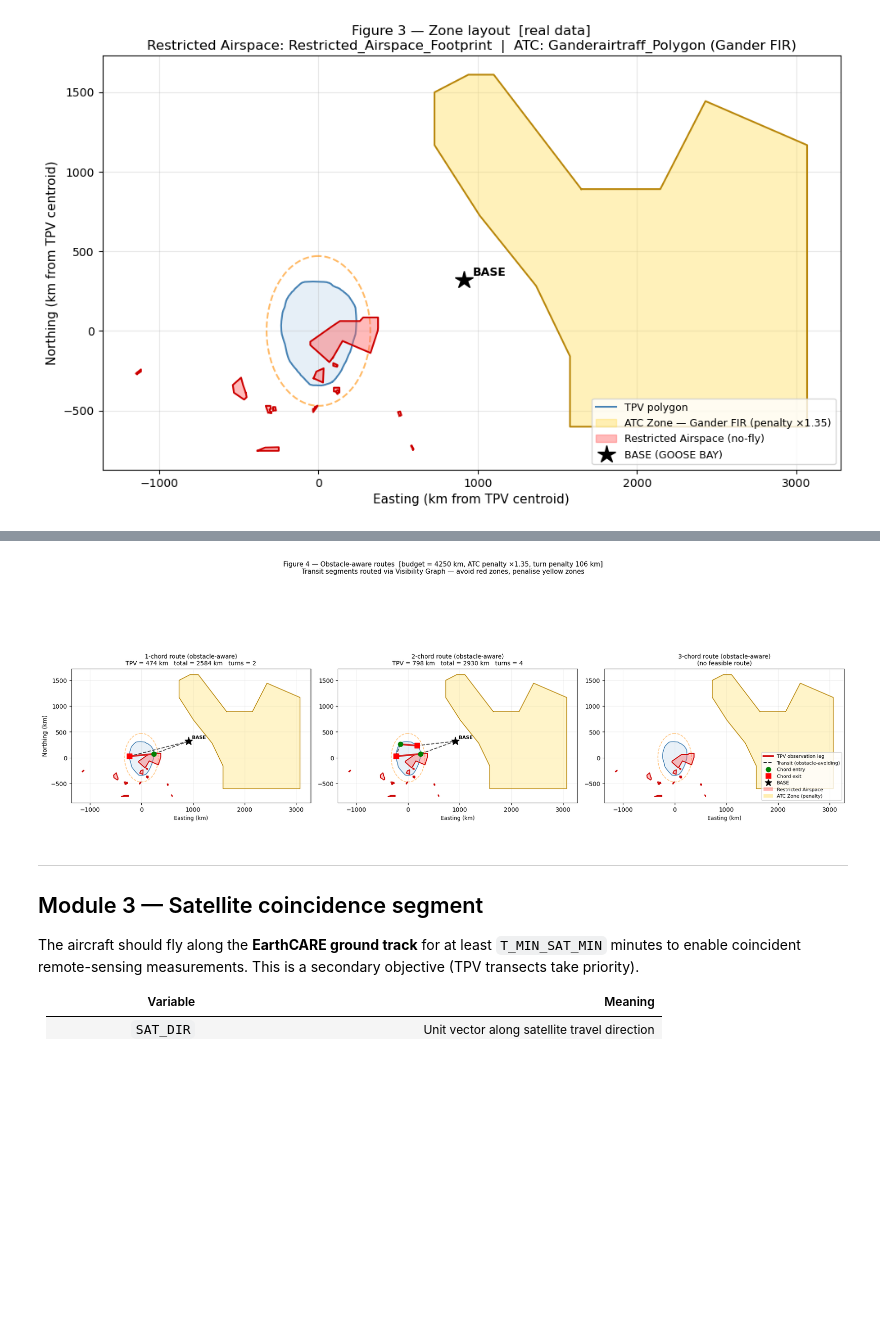
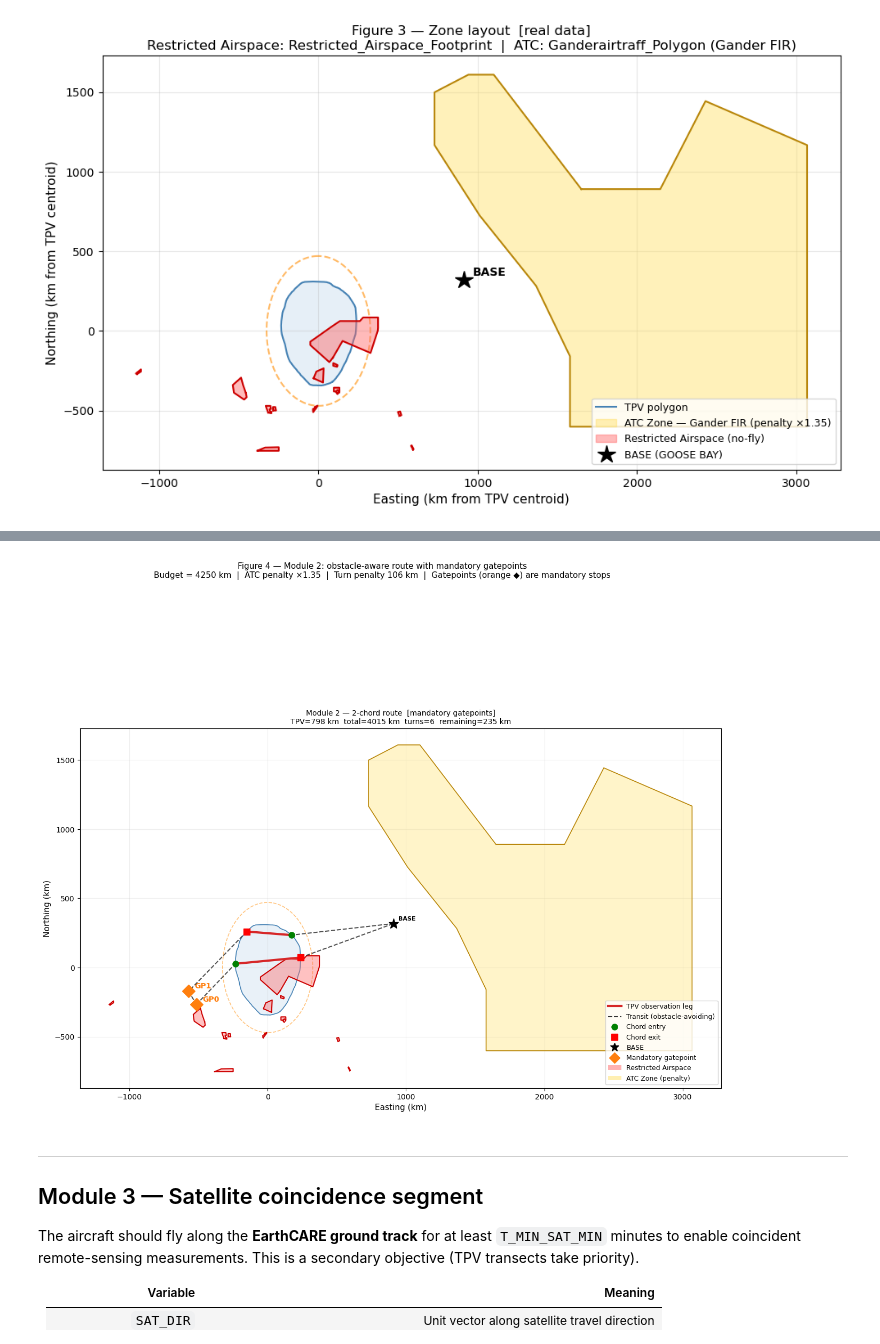
Before and after one commit to xf37/aerial-met-survey-optimizer, a Jupyter notebook: 07_tpv_route_planning.ipynb, the cells around one changed output, grey strips where cells are left out. Cells and saved outputs as stored; diff of their text form; code cells hidden in the pictures; blank space fills up the shorter version.

```diff
--- a/07_tpv_route_planning.ipynb
+++ b/07_tpv_route_planning.ipynb
@@ -429,6 +429,19 @@ print(f'BASE (GOOSE BAY) : ({BASE[0]:.0f}, {BASE[1]:.0f}) km from TPV centroid')
 print(f'BASE \u2192 centroid : {d_transit_one_way:.0f} km')
 print(f'Round-trip transit: {d_transit_rt:.0f} km  of {TOTAL_BUDGET_KM:.0f} km budget')
 print(f'Budget after transit: {TOTAL_BUDGET_KM - d_transit_rt:.0f} km  for observation')
+
+
+# ── Mandatory gatepoints ─────────────────────────────────────────────────────
+_gp_gdf = gpd.read_file(os.path.join(DATA_DIR, 'gatepoints.shp')).to_crs('EPSG:4326')
+GATEPOINTS_KM = []
+for _gp_geom in _gp_gdf.geometry:
+    _gx, _gy = wgs84_to_km(np.array([_gp_geom.x]), np.array([_gp_geom.y]))
+    GATEPOINTS_KM.append(np.array([_gx[0], _gy[0]]))
+print(f'Gatepoints : {len(GATEPOINTS_KM)} mandatory waypoints')
+for _i, _gp in enumerate(GATEPOINTS_KM):
+    print(f'  GP{_i}: ({_gp[0]:.1f}, {_gp[1]:.1f}) km  '
+          f'dist_from_TPV={np.linalg.norm(_gp):.0f} km  '
+          f'dist_from_BASE={np.linalg.norm(_gp - BASE):.0f} km')
 # %% [output]
 TPV contour      : 243 vertices  (PV=295, Contour_2_14_12_3)
 TPV centroid     : lon=-73.28°  lat=50.44°
@@ -810,6 +826,13 @@ all_nodes = (
 )
 all_nodes = [np.asarray(n, float) for n in all_nodes]
 
+# Append mandatory gatepoints as vis-graph nodes (after chord/polygon nodes)
+GP_IDX_M2 = []
+for _gp in GATEPOINTS_KM:
+    GP_IDX_M2.append(len(all_nodes))
+    all_nodes.append(np.asarray(_gp, float))
+print(f'Gatepoints added to Module 2 vis-graph at node indices {GP_IDX_M2}')
+
 BASE_IDX = 0
 chord_node_idx = {}
 for k, c in enumerate(chords_obs):
@@ -962,5 +1083,5 @@ Obstacle-aware route builder ready.
 # %%
-# ── Figure 4: Complete obstacle-aware routes ──────────────────────────────
+# ── Figure 4: Obstacle-aware route with mandatory gatepoints ─────────────────
 def plot_route_obs(ax, route, tpv_pts, ell_xy, base,
                    restricted_polys, atc_polys, title):
     closed = np.vstack([tpv_pts, tpv_pts[0]])
@@ -972,7 +1093,6 @@ def plot_route_obs(ax, route, tpv_pts, ell_xy, base,
         xs, ys = poly.exterior.xy
         ax.fill(xs, ys, color='#ffe066', alpha=0.35, zorder=4)
         ax.plot(xs, ys, color='#b8860b', lw=1.2, zorder=5)
-
     for poly in restricted_polys:
         xs, ys = poly.exterior.xy
         ax.fill(xs, ys, color='#ff6666', alpha=0.40, zorder=6)
@@ -984,66 +1104,65 @@ def plot_route_obs(ax, route, tpv_pts, ell_xy, base,
         return
 
     wpts = route['waypoints']
     segs = route['seg_types']
-
     for i, seg_type in enumerate(segs):
         p1, p2 = wpts[i], wpts[i+1]
         if seg_type == 'tpv':
-            ax.plot([p1[0], p2[0]], [p1[1], p2[1]],
-                    '-', color='#d62728', lw=3, zorder=9, solid_capstyle='round')
+            ax.plot([p1[0],p2[0]], [p1[1],p2[1]], '-', color='#d62728',
+                    lw=3, zorder=9, solid_capstyle='round')
         else:
-            ax.plot([p1[0], p2[0]], [p1[1], p2[1]],
-                    '--', color='#333333', lw=1.5, zorder=8, alpha=0.85)
-
-    tpv_idx = [i for i, s in enumerate(segs) if s == 'tpv']
-    for idx in tpv_idx:
-        ax.plot(*wpts[idx],   'o', color='green', ms=8, zorder=10)
-        ax.plot(*wpts[idx+1], 's', color='red',   ms=8, zorder=10)
+            ax.plot([p1[0],p2[0]], [p1[1],p2[1]], '--', color='#333333',
+                    lw=1.5, zorder=8, alpha=0.85)
+    for i, s in enumerate(segs):
+        if s == 'tpv':
+            ax.plot(*wpts[i],   'o', color='green', ms=8, zorder=10)
+            ax.plot(*wpts[i+1], 's', color='red',   ms=8, zorder=10)
 
     ax.plot(*base, '*', color='black', ms=14, zorder=11)
     ax.annotate('BASE', base, textcoords='offset points',
                 xytext=(6, 4), fontsize=8, fontweight='bold')
-    ax.set_aspect('equal')
-    ax.grid(True, alpha=0.2)
-    ax.set_title(
-        f'{title}\n'
-        f'TPV = {route["tpv_dist"]:.0f} km   '
-        f'total = {route["total_dist"]:.0f} km   '
-        f'turns = {route["n_turns"]}',
-        fontsize=10)
+    ax.set_aspect('equal'); ax.grid(True, alpha=0.2)
+    ax.set_title(f'{title}\n'
+                 f'TPV={route["tpv_dist"]:.0f} km  total={route["total_dist"]:.0f} km  '
+                 f'turns={route["n_turns"]}  remaining={route["budget_remaining"]:.0f} km',
+                 fontsize=10)
 
 
-fig, axes = plt.subplots(1, 3, figsize=(19, 8))
+fig, ax = plt.subplots(figsize=(13, 13))
+plot_route_obs(ax, best_r_m2, TPV_PTS, ell_xy, BASE,
+               restricted_polys, atc_polys,
+               f'Module 2 — {best_n_m2}-chord route  [mandatory gatepoints]')
 
-for ax, n in zip(axes, [1, 2, 3]):
-    plot_route_obs(ax, routes_obs[n], TPV_PTS, ell_xy, BASE,
-                   restricted_polys, atc_polys, f'{n}-chord route (obstacle-aware)')
-    ax.set_xlabel('Easting (km)', fontsize=9)
+for _i, _gp in enumerate(GATEPOINTS_KM):
+    ax.plot(*_gp, 'D', color='#ff7f0e', ms=12, zorder=12)
+    ax.annotate(f'GP{_i}', _gp, textcoords='offset points',
+                xytext=(8, 4), fontsize=10, fontweight='bold', color='#ff7f0e')
 
-axes[0].set_ylabel('Northing (km)', fontsize=10)
+ax.set_xlabel('Easting (km)', fontsize=11)
+ax.set_ylabel('Northing (km)', fontsize=11)
 
 from matplotlib.lines import Line2D
 from matplotlib.patches import Patch
-legend_elements = [
-    Line2D([0],[0], color='#d62728', lw=3,             label='TPV observation leg'),
-    Line2D([0],[0], color='#333333', lw=1.5, ls='--',  label='Transit (obstacle-avoiding)'),
+_leg = [
+    Line2D([0],[0], color='#d62728', lw=3,            label='TPV observation leg'),
+    Line2D([0],[0], color='#333333', lw=1.5, ls='--', label='Transit (obstacle-avoiding)'),
     Line2D([0],[0], marker='o', color='green', ms=8, ls='none', label='Chord entry'),
     Line2D([0],[0], marker='s', color='red',   ms=8, ls='none', label='Chord exit'),
     Line2D([0],[0], marker='*', color='black', ms=12, ls='none', label='BASE'),
+    Line2D([0],[0], marker='D', color='#ff7f0e', ms=10, ls='none', label='Mandatory gatepoint'),
     Patch(facecolor='#ff6666', alpha=0.5, label='Restricted Airspace'),
     Patch(facecolor='#ffe066', alpha=0.5, label='ATC Zone (penalty)'),
 ]
-axes[2].legend(handles=legend_elements, fontsize=8, loc='lower right')
-
+ax.legend(handles=_leg, fontsize=9, loc='lower right')
 fig.suptitle(
-    f'Figure 4 — Obstacle-aware routes  [budget = {TOTAL_BUDGET_KM:.0f} km, '
-    f'ATC penalty ×{ATC_PENALTY_FACTOR}, turn penalty {TURN_PENALTY_KM:.0f} km]\n'
-    'Transit segments routed via Visibility Graph — avoid red zones, penalise yellow zones',
+    f'Figure 4 — Module 2: obstacle-aware route with mandatory gatepoints\n'
+    f'Budget = {TOTAL_BUDGET_KM:.0f} km  |  ATC penalty ×{ATC_PENALTY_FACTOR}  |  '
+    f'Turn penalty {TURN_PENALTY_KM:.0f} km  |  Gatepoints (orange ◆) are mandatory stops',
     fontsize=11)
 plt.tight_layout()
 plt.show()
 # %% [output]
-[figure, old version]
+[figure, new version]
 # %% [markdown]
 ---
 
```
Also changed, not shown: parts of 7 cells of this notebook, 1 other file.
